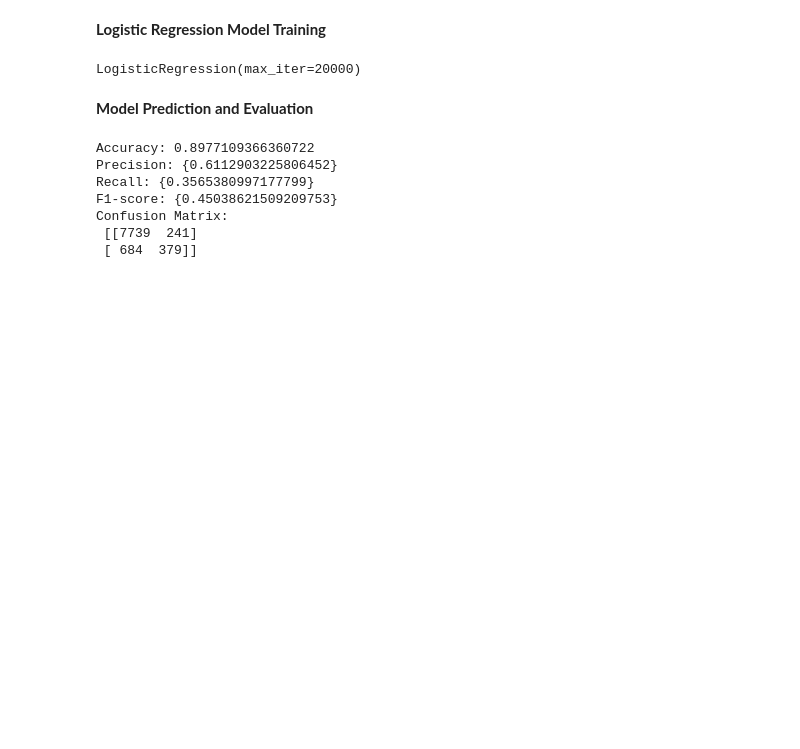
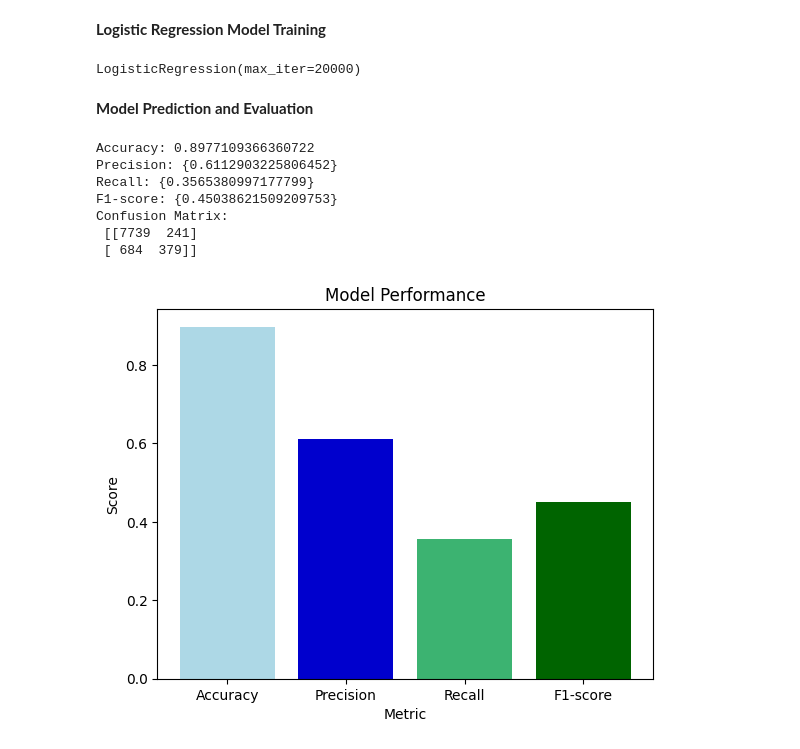
Before and after one commit to Roy025/ML-LAb, a Jupyter notebook: LAB/Bank_Subscription.ipynb, the cells around one changed output. Cells and saved outputs as stored; diff of their text form; code cells hidden in the pictures; blank space fills up the shorter version.

```diff
--- a/LAB/Bank_Subscription.ipynb
+++ b/LAB/Bank_Subscription.ipynb
@@ -197,3 +197,18 @@ F1-score: {0.45038621509209753}
 Confusion Matrix:
  [[7739  241]
  [ 684  379]]
+# %%
+metrics = [accuracy_score, precision_score, recall_score, f1_score]
+labels = ['Accuracy', 'Precision', 'Recall', 'F1-score']
+
+colors = ['lightblue', 'mediumblue', 'mediumseagreen', 'darkgreen']
+
+scores = [metric(y_test, y_pred) for metric in metrics]
+
+plt.bar(labels, scores, color=colors)
+plt.xlabel("Metric")
+plt.ylabel("Score")
+plt.title("Model Performance")
+plt.show()
+# %% [output]
+[figure, added]
```
Also changed, not shown: parts of 5 cells of this notebook.
